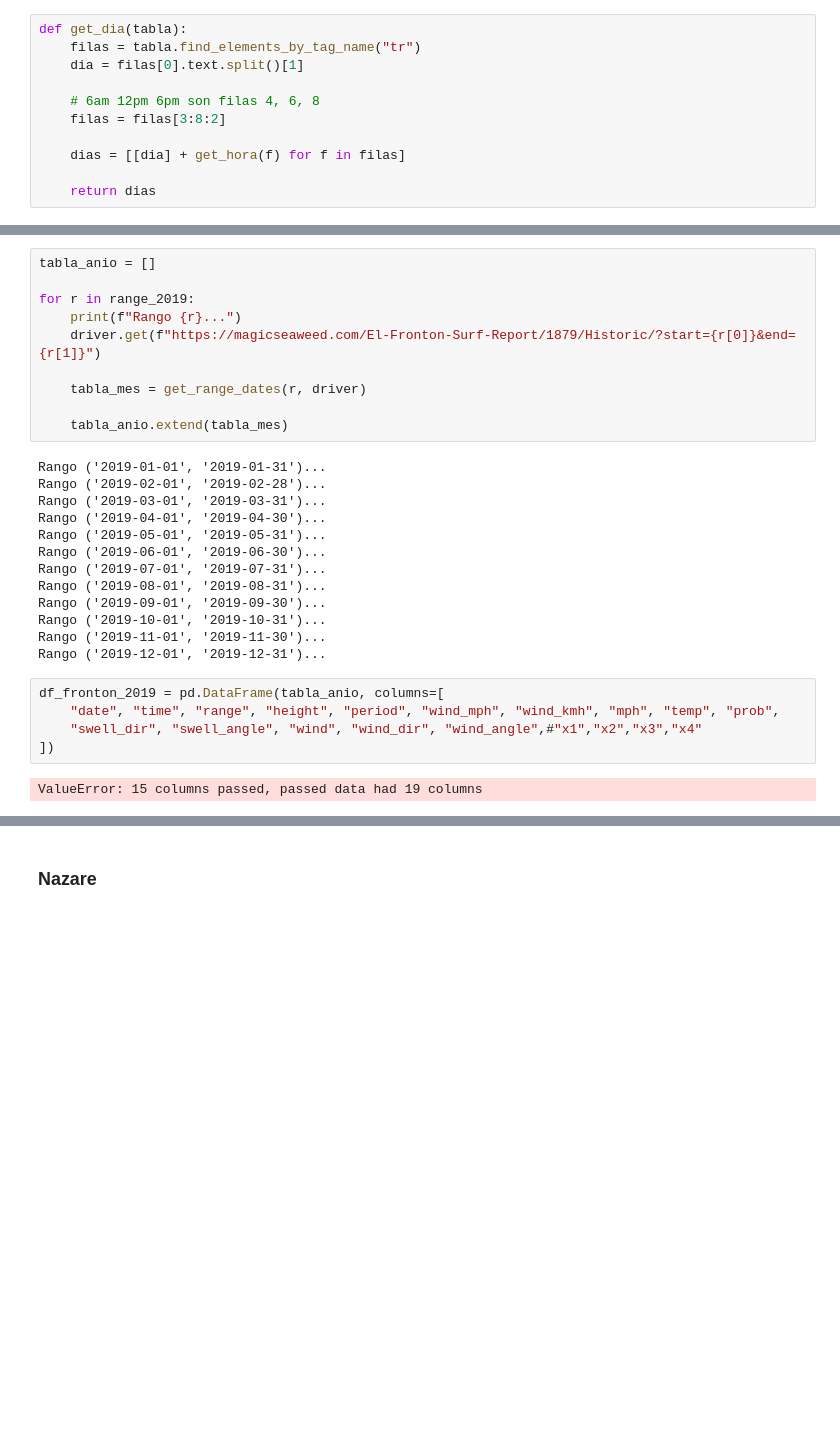
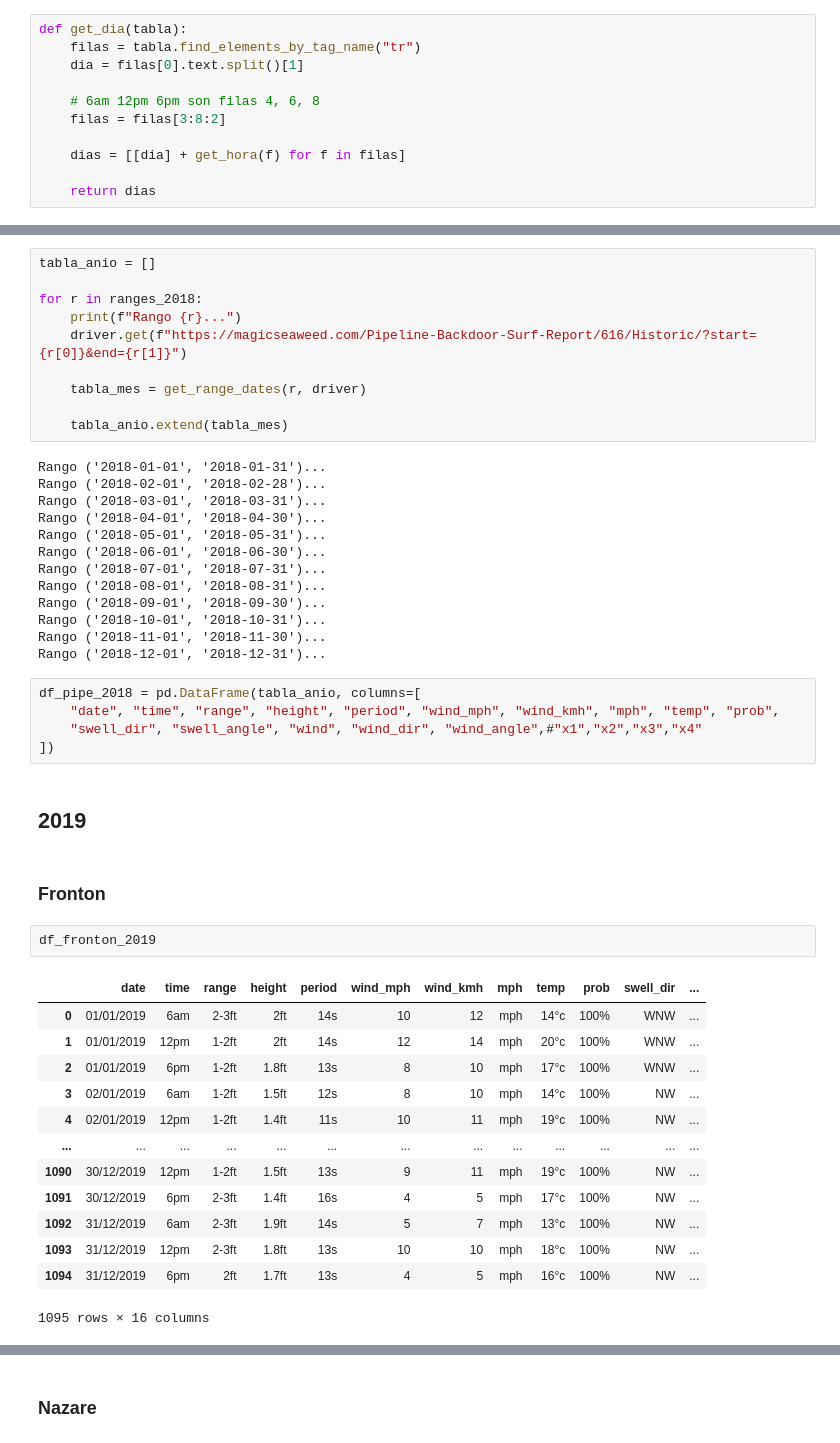
Before and after one commit to lukesmith194/SurfScanner, a Jupyter notebook: data_extraction_plus.ipynb, the cells around one changed output, grey strips where cells are left out. Saved outputs shown, nothing was run; the diff lists cells and outputs as text; blank space fills up the shorter version.

```diff
--- a/data_extraction_plus.ipynb
+++ b/data_extraction_plus.ipynb
@@ -147,30 +115,48 @@ def get_range_dates(d, driver):
 # %%
 tabla_anio = []
 
-for r in range_2019:
+for r in ranges_2018:
     print(f"Rango {r}...")
-    driver.get(f"https://magicseaweed.com/El-Fronton-Surf-Report/1879/Historic/?start={r[0]}&end={r[1]}")
+    driver.get(f"https://magicseaweed.com/Pipeline-Backdoor-Surf-Report/616/Historic/?start={r[0]}&end={r[1]}")
 
     tabla_mes = get_range_dates(r, driver)
 
     tabla_anio.extend(tabla_mes)
 # %% [output]
-Rango ('2019-01-01', '2019-01-31')...
-Rango ('2019-02-01', '2019-02-28')...
-Rango ('2019-03-01', '2019-03-31')...
-Rango ('2019-04-01', '2019-04-30')...
-Rango ('2019-05-01', '2019-05-31')...
-Rango ('2019-06-01', '2019-06-30')...
-Rango ('2019-07-01', '2019-07-31')...
-Rango ('2019-08-01', '2019-08-31')...
-Rango ('2019-09-01', '2019-09-30')...
-Rango ('2019-10-01', '2019-10-31')...
-Rango ('2019-11-01', '2019-11-30')...
-Rango ('2019-12-01', '2019-12-31')...
+Rango ('2018-01-01', '2018-01-31')...
+Rango ('2018-02-01', '2018-02-28')...
+Rango ('2018-03-01', '2018-03-31')...
+Rango ('2018-04-01', '2018-04-30')...
+Rango ('2018-05-01', '2018-05-31')...
+Rango ('2018-06-01', '2018-06-30')...
+Rango ('2018-07-01', '2018-07-31')...
+Rango ('2018-08-01', '2018-08-31')...
+Rango ('2018-09-01', '2018-09-30')...
+Rango ('2018-10-01', '2018-10-31')...
+Rango ('2018-11-01', '2018-11-30')...
+Rango ('2018-12-01', '2018-12-31')...
 # %%
-df_fronton_2019 = pd.DataFrame(tabla_anio, columns=[
+df_pipe_2018 = pd.DataFrame(tabla_anio, columns=[
     "date", "time", "range", "height", "period", "wind_mph", "wind_kmh", "mph", "temp", "prob",
     "swell_dir", "swell_angle", "wind", "wind_dir", "wind_angle",#"x1","x2","x3","x4"
 ])
-# %% [output]
-ValueError: 15 columns passed, passed data had 19 columns
+# %% [markdown]
+## 2019
+# %% [markdown]
+### Fronton
+# %%
+df_fronton_2019
+# %% [output]
+|  | date | time | range | height | period | wind_mph | wind_kmh | mph | temp | prob | swell_dir | ... |
+| 0 | 01/01/2019 | 6am | 2-3ft | 2ft | 14s | 10 | 12 | mph | 14°c | 100% | WNW | ... |
+| 1 | 01/01/2019 | 12pm | 1-2ft | 2ft | 14s | 12 | 14 | mph | 20°c | 100% | WNW | ... |
+| 2 | 01/01/2019 | 6pm | 1-2ft | 1.8ft | 13s | 8 | 10 | mph | 17°c | 100% | WNW | ... |
+| 3 | 02/01/2019 | 6am | 1-2ft | 1.5ft | 12s | 8 | 10 | mph | 14°c | 100% | NW | ... |
+| 4 | 02/01/2019 | 12pm | 1-2ft | 1.4ft | 11s | 10 | 11 | mph | 19°c | 100% | NW | ... |
+| ... | ... | ... | ... | ... | ... | ... | ... | ... | ... | ... | ... | ... |
+| 1090 | 30/12/2019 | 12pm | 1-2ft | 1.5ft | 13s | 9 | 11 | mph | 19°c | 100% | NW | ... |
+| 1091 | 30/12/2019 | 6pm | 2-3ft | 1.4ft | 16s | 4 | 5 | mph | 17°c | 100% | NW | ... |
+| 1092 | 31/12/2019 | 6am | 2-3ft | 1.9ft | 14s | 5 | 7 | mph | 13°c | 100% | NW | ... |
+| 1093 | 31/12/2019 | 12pm | 2-3ft | 1.8ft | 13s | 10 | 10 | mph | 18°c | 100% | NW | ... |
+| 1094 | 31/12/2019 | 6pm | 2ft | 1.7ft | 13s | 4 | 5 | mph | 16°c | 100% | NW | ... |
+1095 rows × 16 columns
```
Also changed, not shown: parts of 42 cells of this notebook, 14 other files.
